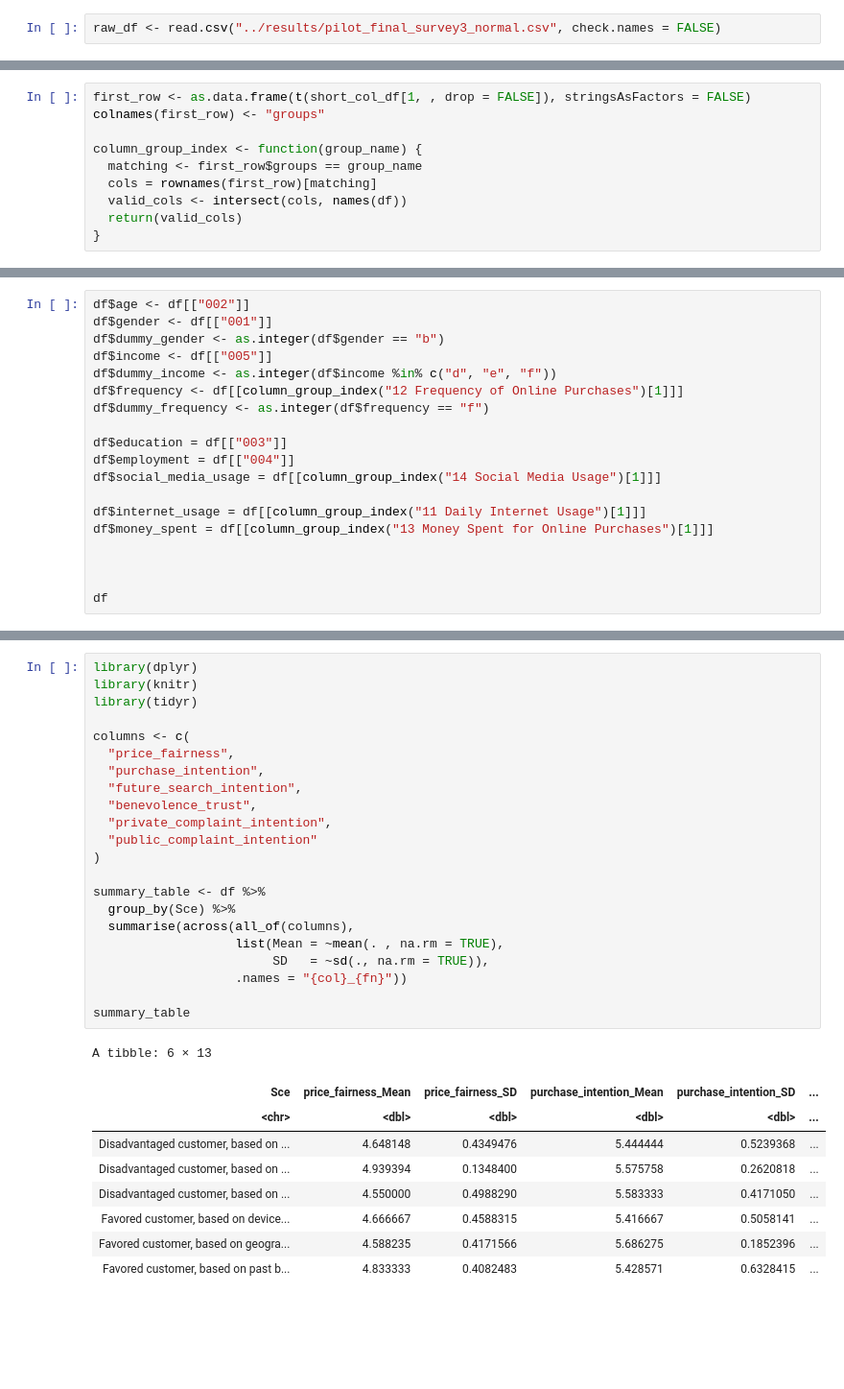
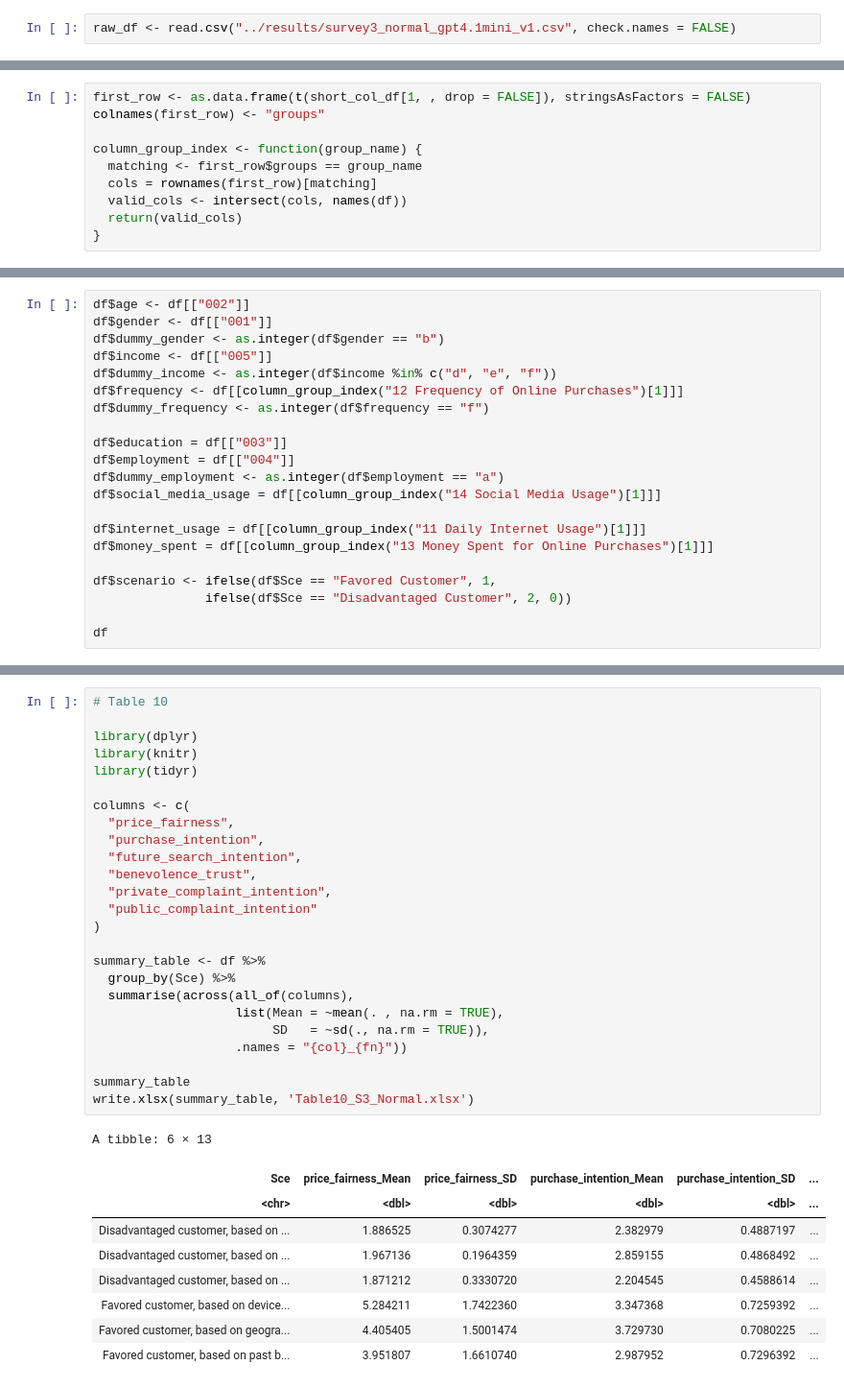
Before and after one commit to klugeann/master-thesis, a Jupyter notebook: analysis/analysis_r_survey3.ipynb, the cells around one changed output, grey strips where cells are left out. Shown at 96% size. Cells and saved outputs as stored; diff of their text form; blank space fills up the shorter version.

```diff
--- a/analysis/analysis_r_survey3.ipynb
+++ b/analysis/analysis_r_survey3.ipynb
@@ -20,5 +21,5 @@ Workshop schedule at http://haskayne.ucalgary.ca/CCRAM
 # %%
-raw_df <- read.csv("../results/pilot_final_survey3_normal.csv", check.names = FALSE)
+raw_df <- read.csv("../results/survey3_normal_gpt4.1mini_v1.csv", check.names = FALSE)
 # %%
 short_col_df <- raw_df
 names(short_col_df) <- substr(names(raw_df), 1, 3)
@@ -118,12 +139,14 @@ df$dummy_frequency <- as.integer(df$frequency == "f")
 
 df$education = df[["003"]]
 df$employment = df[["004"]]
+df$dummy_employment <- as.integer(df$employment == "a")
 df$social_media_usage = df[[column_group_index("14 Social Media Usage")[1]]]
 
 df$internet_usage = df[[column_group_index("11 Daily Internet Usage")[1]]]
 df$money_spent = df[[column_group_index("13 Money Spent for Online Purchases")[1]]]
 
-
+df$scenario <- ifelse(df$Sce == "Favored Customer", 1,
+               ifelse(df$Sce == "Disadvantaged Customer", 2, 0))
 
 df
 # %% [output]
@@ -341,32 +367,35 @@ A matrix: 11 × 9 of type chr
 # %%
+# Table 10
+
 library(dplyr)
 library(knitr)
 library(tidyr)
 
 columns <- c(
   "price_fairness",
   "purchase_intention",
   "future_search_intention",
   "benevolence_trust",
   "private_complaint_intention",
   "public_complaint_intention"
 )
 
 summary_table <- df %>%
   group_by(Sce) %>%
   summarise(across(all_of(columns),
                    list(Mean = ~mean(. , na.rm = TRUE),
                         SD   = ~sd(., na.rm = TRUE)),
                    .names = "{col}_{fn}"))
 
 summary_table
+write.xlsx(summary_table, 'Table10_S3_Normal.xlsx')
 # %% [output]
 A tibble: 6 × 13
 | Sce | price_fairness_Mean | price_fairness_SD | purchase_intention_Mean | purchase_intention_SD | ... |
 | <chr> | <dbl> | <dbl> | <dbl> | <dbl> | ... |
-| Disadvantaged customer, based on ... | 4.648148 | 0.4349476 | 5.444444 | 0.5239368 | ... |
-| Disadvantaged customer, based on ... | 4.939394 | 0.1348400 | 5.575758 | 0.2620818 | ... |
-| Disadvantaged customer, based on ... | 4.550000 | 0.4988290 | 5.583333 | 0.4171050 | ... |
-| Favored customer, based on device... | 4.666667 | 0.4588315 | 5.416667 | 0.5058141 | ... |
-| Favored customer, based on geogra... | 4.588235 | 0.4171566 | 5.686275 | 0.1852396 | ... |
-| Favored customer, based on past b... | 4.833333 | 0.4082483 | 5.428571 | 0.6328415 | ... |
+| Disadvantaged customer, based on ... | 1.886525 | 0.3074277 | 2.382979 | 0.4887197 | ... |
+| Disadvantaged customer, based on ... | 1.967136 | 0.1964359 | 2.859155 | 0.4868492 | ... |
+| Disadvantaged customer, based on ... | 1.871212 | 0.3330720 | 2.204545 | 0.4588614 | ... |
+| Favored customer, based on device... | 5.284211 | 1.7422360 | 3.347368 | 0.7259392 | ... |
+| Favored customer, based on geogra... | 4.405405 | 1.5001474 | 3.729730 | 0.7080225 | ... |
+| Favored customer, based on past b... | 3.951807 | 1.6610740 | 2.987952 | 0.7296392 | ... |
```
Also changed, not shown: parts of 17 cells of this notebook, 6 other files.
